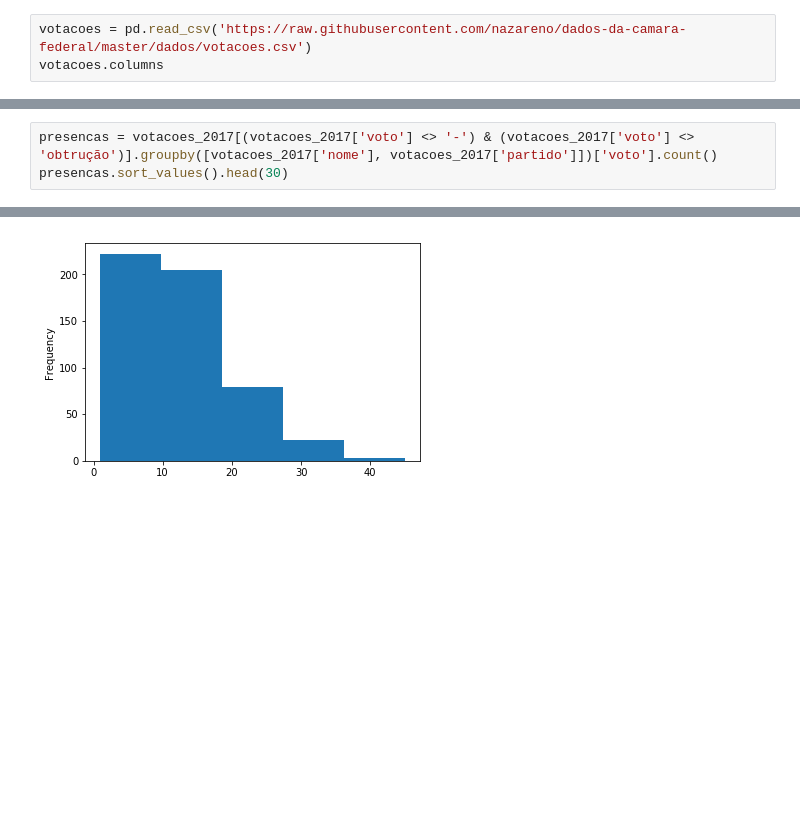
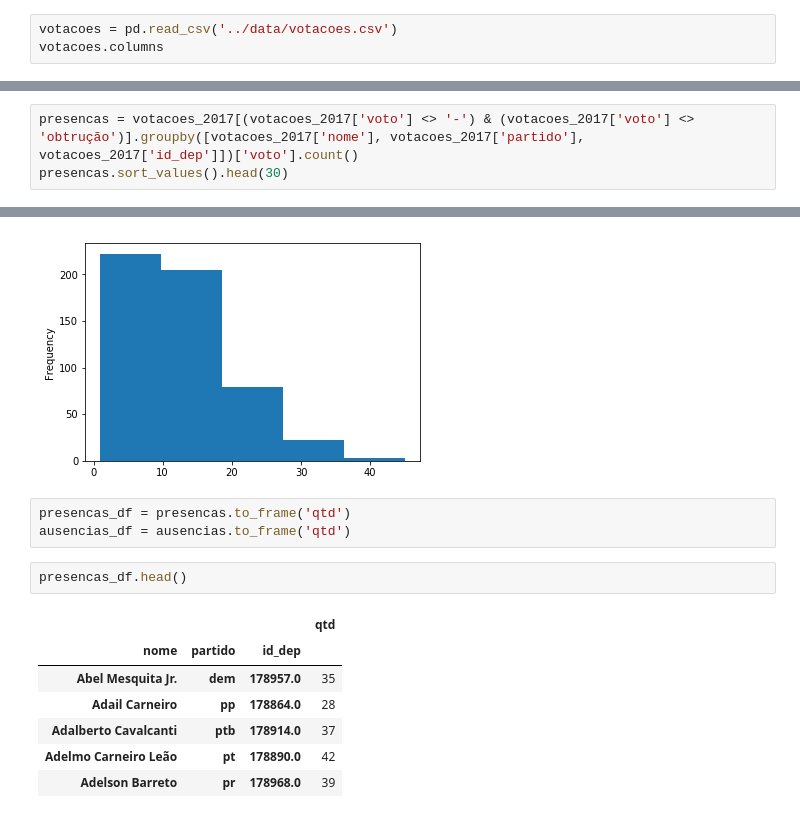
Before and after one commit to devfest-ufrn/eentaodeputado, a Jupyter notebook: data-analysis/eda_presencas_e_ausencias.ipynb, the cells around one changed output, grey strips where cells are left out. Cells and saved outputs as stored; diff of their text form; blank space fills up the shorter version.

Commit message:
Processamento dos dados e inserção no banco de dados

```diff
--- a/data-analysis/eda_presencas_e_ausencias.ipynb
+++ b/data-analysis/eda_presencas_e_ausencias.ipynb
@@ -15,7 +15,7 @@ import seaborn as sns
 import sys
 %matplotlib inline
 # %%
-votacoes = pd.read_csv('https://raw.githubusercontent.com/nazareno/dados-da-camara-federal/master/dados/votacoes.csv')
+votacoes = pd.read_csv('../data/votacoes.csv')
 votacoes.columns
 # %% [output]
 Index([u'tipo', u'num_pro', u'ano', u'id_votacao', u'data', u'hora', u'sessao',
@@ -58,6 +58,6 @@ print(votacoes_2017['voto'].unique())
 ['n\xc3\xa3o' 'sim' '-' 'absten\xc3\xa7\xc3\xa3o' 'art. 17'
  'obstru\xc3\xa7\xc3\xa3o']
 # %%
-presencas = votacoes_2017[(votacoes_2017['voto'] <> '-') & (votacoes_2017['voto'] <> 'obtrução')].groupby([votacoes_2017['nome'], votacoes_2017['partido']])['voto'].count()
+presencas = votacoes_2017[(votacoes_2017['voto'] <> '-') & (votacoes_2017['voto'] <> 'obtrução')].groupby([votacoes_2017['nome'], votacoes_2017['partido'], votacoes_2017['id_dep']])['voto'].count()
 presencas.sort_values().head(30)
 # %% [output]
@@ -164,3 +164,16 @@ ausencias.plot.hist(bins=5)
 # %% [output]
 <matplotlib.axes._subplots.AxesSubplot at 0x...>
 [figure]
+# %%
+presencas_df = presencas.to_frame('qtd')
+ausencias_df = ausencias.to_frame('qtd')
+# %%
+presencas_df.head()
+# %% [output]
+|  |  |  | qtd |
+| nome | partido | id_dep |  |
+| Abel Mesquita Jr. | dem | 178957.0 | 35 |
+| Adail Carneiro | pp | 178864.0 | 28 |
+| Adalberto Cavalcanti | ptb | 178914.0 | 37 |
+| Adelmo Carneiro Leão | pt | 178890.0 | 42 |
+| Adelson Barreto | pr | 178968.0 | 39 |
```
Also changed, not shown: parts of 7 cells of this notebook, 11 other files.
